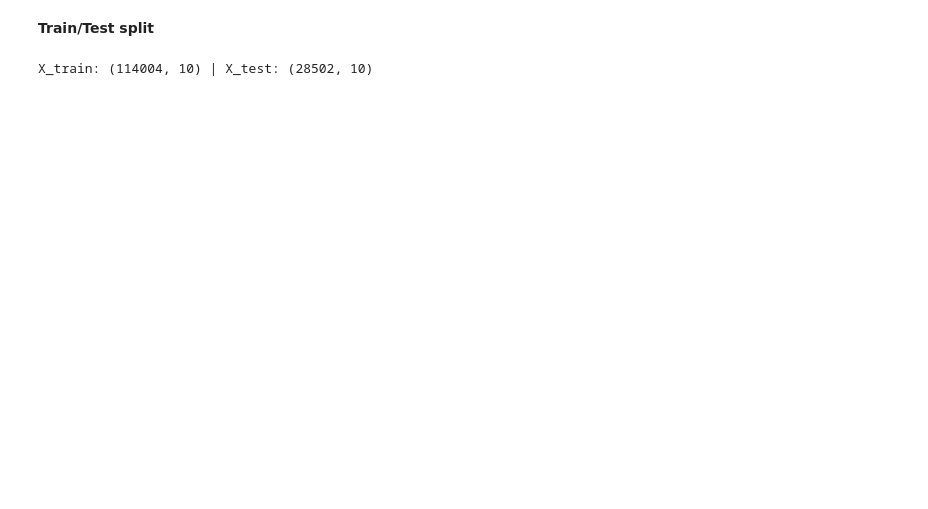
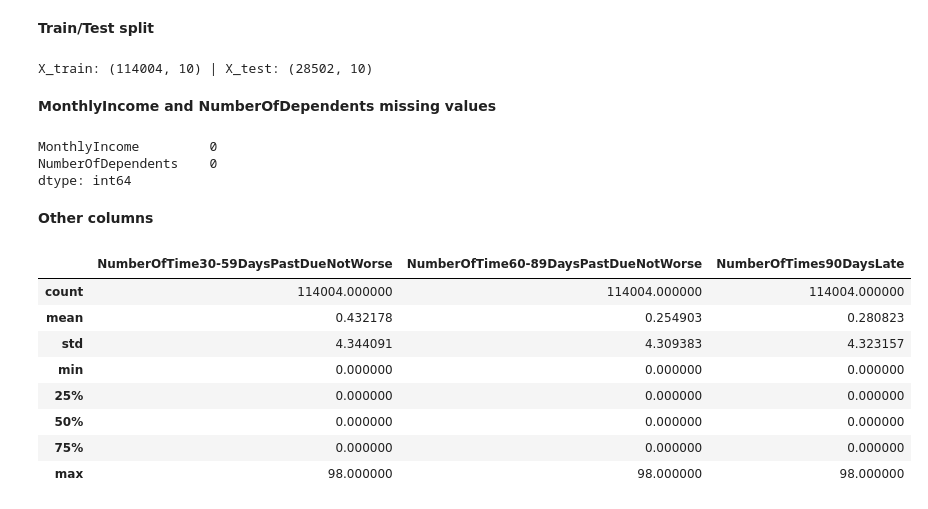
Before and after one commit to Miqaye1/Programming_Project, a Jupyter notebook: Untitled-1.ipynb, the cells around one changed output. Saved outputs shown, nothing was run; the diff lists cells and outputs as text; code cells hidden in the pictures; blank space fills up the shorter version.

```diff
--- a/Untitled-1.ipynb
+++ b/Untitled-1.ipynb
@@ -268,13 +268,3 @@ plt.show()
 [figure]
 # %%
 #ancanq zancanq esi toxinq hetoyva
-# %%
-df_labeled["MonthlyIncome"] = df_labeled["MonthlyIncome"].fillna(
-    df_labeled["MonthlyIncome"].median()
-)
-
-df_labeled["NumberOfDependents"] = (
-    df_labeled["NumberOfDependents"]
-    .fillna(df_labeled["NumberOfDependents"].median())
-)
-df_labeled[["Monthlyncome", "NumberOfDependents"]].isna().sum()
@@ -319,3 +281,32 @@ X_train, X_test, y_train, y_test = train_test_split(X, y, test_size=0.2, random_
 print(f"X_train: {X_train.shape} | X_test: {X_test.shape}")
 # %% [output]
 X_train: (114004, 10) | X_test: (28502, 10)
+# %% [markdown]
+__MonthlyIncome and NumberOfDependents missing values__
+# %%
+for col in ['MonthlyIncome', 'NumberOfDependents']:
+    train_median = X_train[col].median()
+    X_train[col] = X_train[col].fillna(train_median)
+    X_test[col] = X_test[col].fillna(train_median)
+
+X_train[['MonthlyIncome', 'NumberOfDependents']].isna().sum()
+# %% [output]
+MonthlyIncome         0
+NumberOfDependents    0
+dtype: int64
+# %% [markdown]
+__Other columns__
+# %%
+cols = ['NumberOfTime30-59DaysPastDueNotWorse', 'NumberOfTime60-89DaysPastDueNotWorse', 'NumberOfTimes90DaysLate']
+
+X_train[cols].describe()
+# %% [output]
+|  | NumberOfTime30-59DaysPastDueNotWorse | NumberOfTime60-89DaysPastDueNotWorse | NumberOfTimes90DaysLate |
+| count | 114004.000000 | 114004.000000 | 114004.000000 |
+| mean | 0.432178 | 0.254903 | 0.280823 |
+| std | 4.344091 | 4.309383 | 4.323157 |
+| min | 0.000000 | 0.000000 | 0.000000 |
+| 25% | 0.000000 | 0.000000 | 0.000000 |
+| 50% | 0.000000 | 0.000000 | 0.000000 |
+| 75% | 0.000000 | 0.000000 | 0.000000 |
+| max | 98.000000 | 98.000000 | 98.000000 |
```
Also changed, not shown: parts of 2 cells of this notebook.
